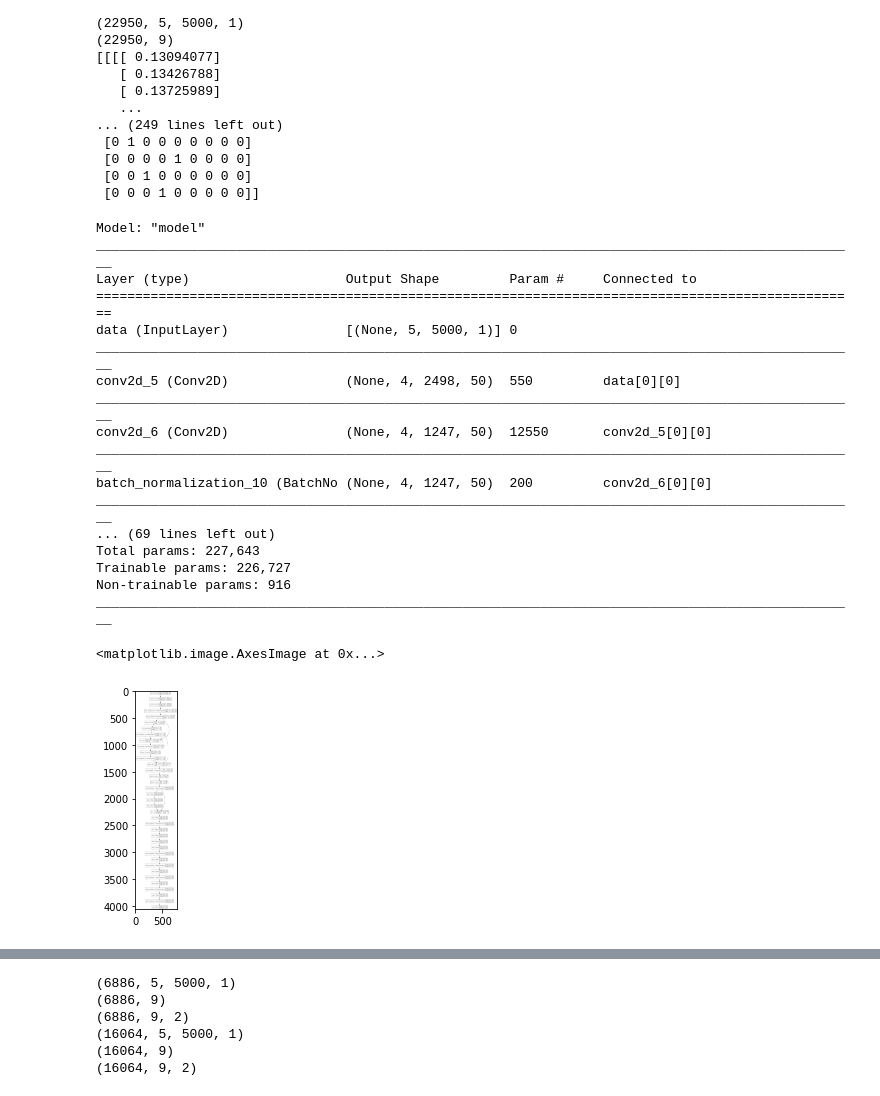
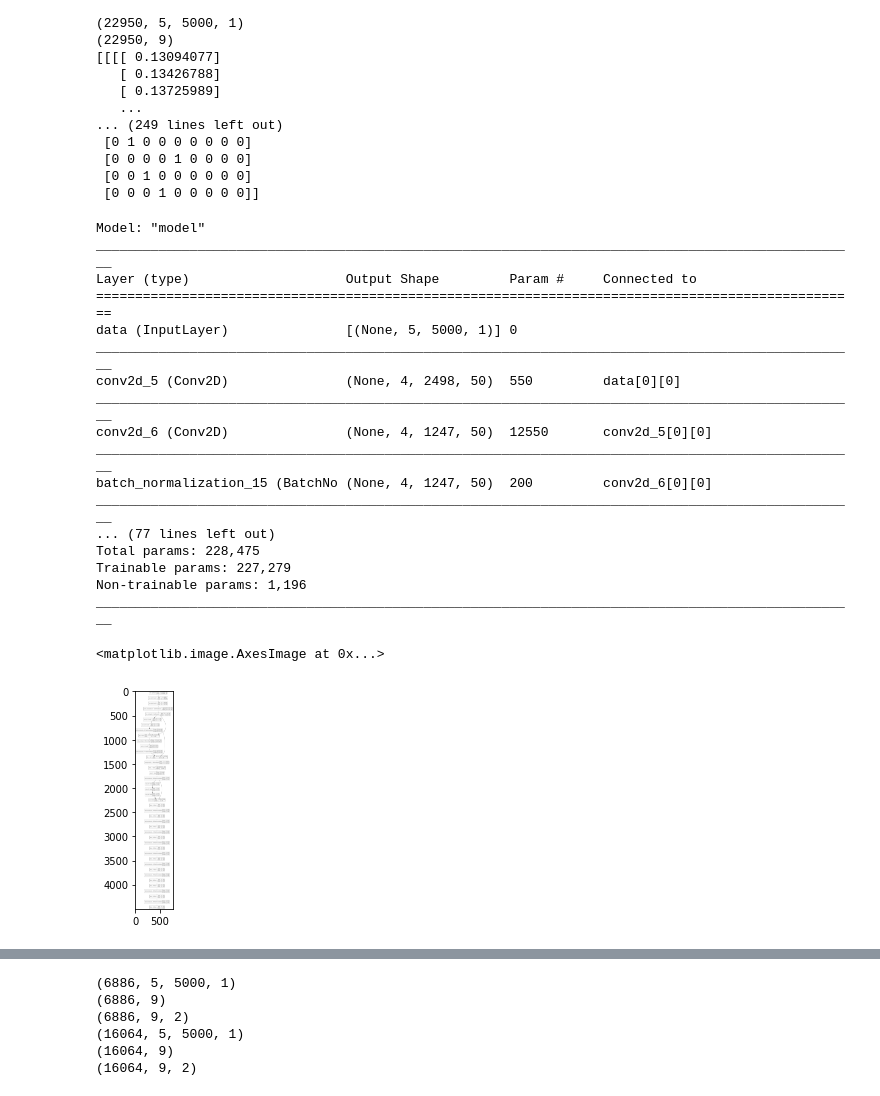
Before and after one commit to Ashraf-Saleh/Fault-Detect, a Jupyter notebook: Fault_Detect.ipynb, the cells around one changed output, grey strips where cells are left out. Cells and saved outputs as stored; diff of their text form; code cells hidden in the pictures.

Commit message:
More deep - Batch Norm - Residual net (5)

```diff
--- a/Fault_Detect.ipynb
+++ b/Fault_Detect.ipynb
@@ -135,8 +135,11 @@ block_6_output = layers.add([x, block_5_output])
 x = layers.Dense(58, activation="relu")(block_6_output)
 x = layers.BatchNormalization()(x)
 x = layers.Dense(52, activation="relu")(x)
+x = layers.BatchNormalization()(x)
 x = layers.Dense(52, activation="relu")(x)
+x = layers.BatchNormalization()(x)
 x = layers.Dense(52, activation="relu")(x)
+x = layers.BatchNormalization()(x)
 x = layers.Dense(52, activation="relu")(x)
 x = layers.BatchNormalization()(x)
 x = layers.Dense(46, activation="relu")(x)
@@ -144,52 +147,58 @@ x = layers.BatchNormalization()(x)
 x = layers.Dense(40, activation="relu")(x)
 x = layers.BatchNormalization()(x)
 x = layers.Dense(32, activation="relu")(x)
-block_7_output = layers.BatchNormalization()(x)
+
 #x = layers.Dense(28, activation="relu")(x)
 #x = layers.Dense(22, activation="relu")(x)
 #block_4_output = layers.Dense(16, activation="relu")(x)
-x = layers.Dense(32, activation="relu")(x)
-x = layers.Dense(32, activation="relu")(x)
-
+x = layers.Dense(16, activation="relu")(x)
+block_7_output = layers.BatchNormalization()(x)
+x = layers.BatchNormalization()(x)
+x = layers.Dense(16, activation="relu")(x)
+x = layers.BatchNormalization()(x)
+x = layers.Dense(16, activation="relu")(x)
+x = layers.BatchNormalization()(x)
+x = layers.Dense(16, activation="relu")(x)
 #x = layers.Dense(16, activation="relu")(block_4_output)
 #x = layers.Dense(16, activation="relu")(x)
 block_8_output = layers.add([x, block_7_output])
 x = layers.Dense(16, activation="relu")(block_7_output)
+
 x = layers.BatchNormalization()(x)
 #block_5_output = layers.add([x, block_4_output])
 
 #x = block_5_output
 #x = layers.Dropout(0.5)(x)
 outputs = layers.Dense(Train_Y.shape[1], activation='softmax')(x)
 
 
 model = keras.Model(inputs, outputs, name="model")
 
 model.compile(optimizer='adam', loss='CategoricalCrossentropy', metrics=['accuracy'])
 
 model.summary()
 plot_model(model, to_file='/content/drive/My Drive/Colab_Data/Fault_Detect/model.png',show_shapes=True)
 plt.imshow(mpimg.imread('/content/drive/My Drive/Colab_Data/Fault_Detect/model.png'))
 # %% [output]
 Model: "model"
 __________________________________________________________________________________________________
 Layer (type)                    Output Shape         Param #     Connected to
 ==================================================================================================
 data (InputLayer)               [(None, 5, 5000, 1)] 0
 __________________________________________________________________________________________________
 conv2d_5 (Conv2D)               (None, 4, 2498, 50)  550         data[0][0]
 __________________________________________________________________________________________________
 conv2d_6 (Conv2D)               (None, 4, 1247, 50)  12550       conv2d_5[0][0]
 __________________________________________________________________________________________________
-batch_normalization_10 (BatchNo (None, 4, 1247, 50)  200         conv2d_6[0][0]
+batch_normalization_15 (BatchNo (None, 4, 1247, 50)  200         conv2d_6[0][0]
 __________________________________________________________________________________________________
-... (69 lines left out)
-Total params: 227,643
-Trainable params: 226,727
-Non-trainable params: 916
+... (77 lines left out)
+Total params: 228,475
+Trainable params: 227,279
+Non-trainable params: 1,196
 __________________________________________________________________________________________________
 <matplotlib.image.AxesImage at 0x...>
-[figure, old version]
+[figure, new version]
 # %%
 history = model.fit(Train_X, Train_Y, epochs=1000,batch_size = 50, verbose=2)#, validation_data=(Vald_X,Vald_Y))
 # %% [output]
```
Also changed, not shown: parts of 3 cells of this notebook.
